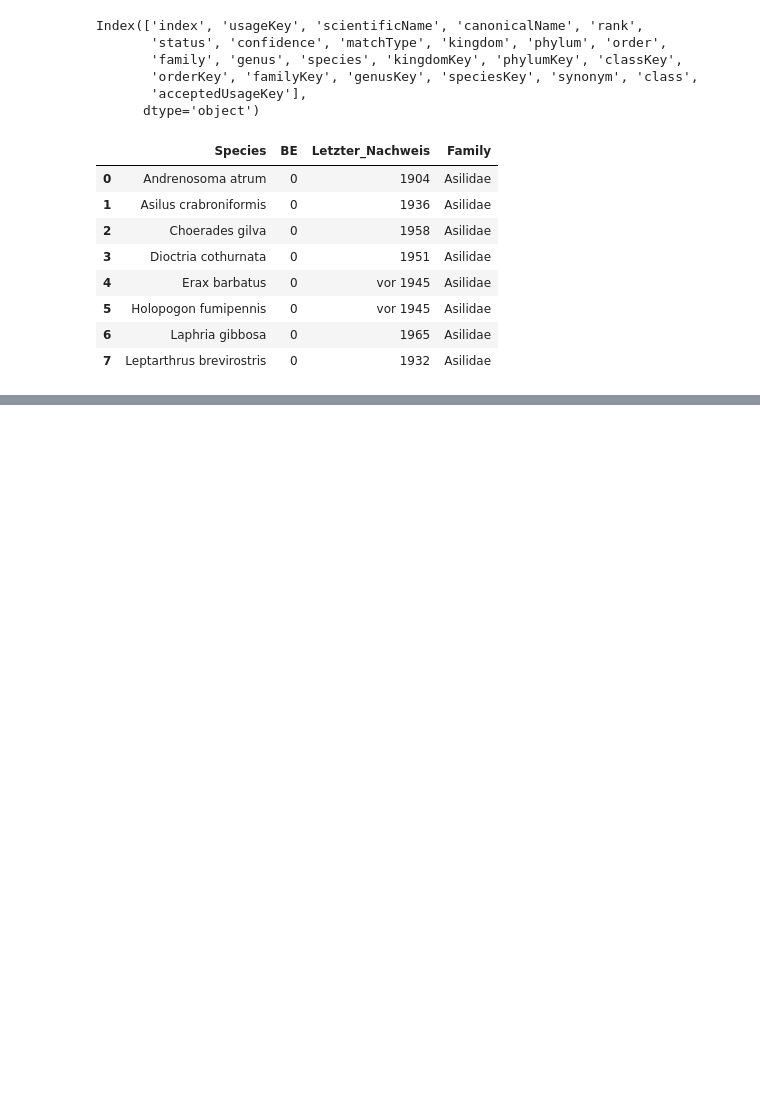
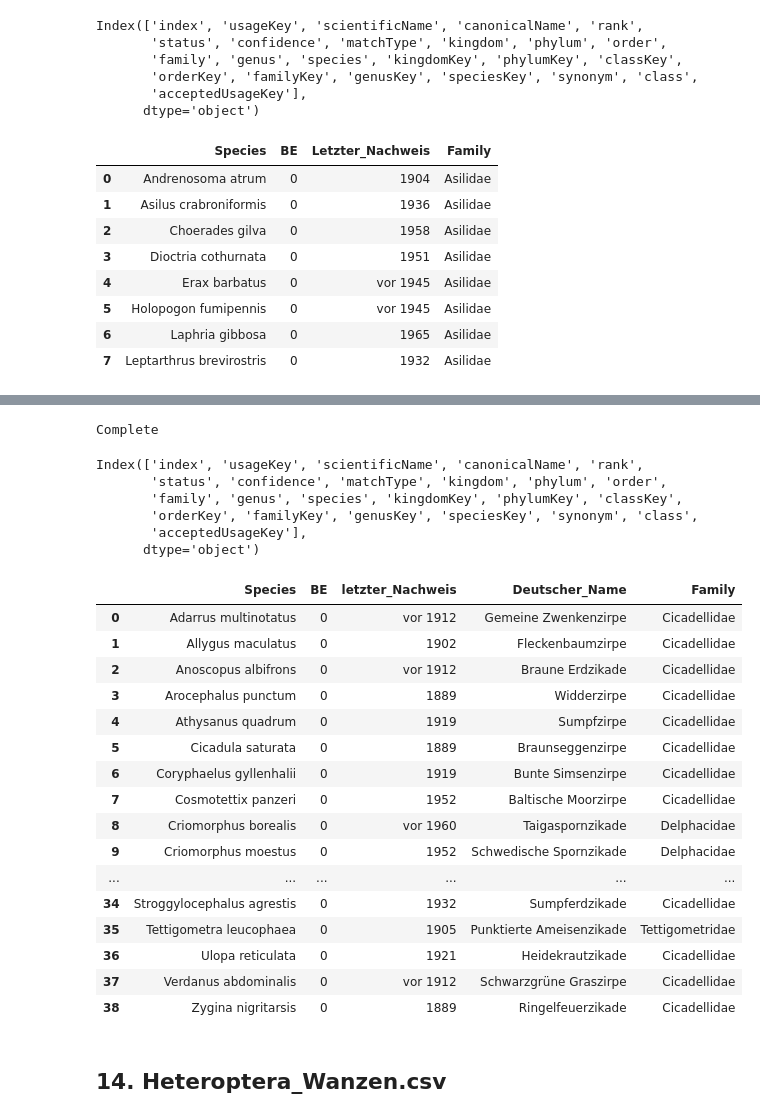
Before and after one commit to Zzzhenya/Berlin-red-list, a Jupyter notebook: Transformation/Raw_csv/Insecta.ipynb, the cells around one changed output, grey strips where cells are left out. Drawn from its saved outputs; the diff is of its cells as text; code cells hidden in the pictures; blank space fills up the shorter version.

```diff
--- a/Transformation/Raw_csv/Insecta.ipynb
+++ b/Transformation/Raw_csv/Insecta.ipynb
@@ -1506,0 +1769,7 @@ df.to_csv('../../Transformation/Data_cleaning_step1/Diptera_Asilidae_Raubfliegen
+# %%
+# Editing species column based on binomial nomenclature
+
+df1 = df.Wissenschaftlicher_Name.str.split(pat=" ", n = 3, expand = True)
+df1
+df.Wissenschaftlicher_Name = df1[0].str.cat(df1[1], sep = " ")
+df
@@ -1506,0 +1794,48 @@ df.to_csv('../../Transformation/Data_cleaning_step1/Diptera_Asilidae_Raubfliegen
+# %%
+# Rename column names
+df.rename(columns={
+    "Wissenschaftlicher_Name": "Species",
+    "Deutscher Name":"Deutscher_Name"
+}, inplace = True
+         )
+# %%
+# Creating a dictionary and extracting GBIF data
+d = {}
+
+for i in df.Species:
+   d[i] = species.name_backbone(name=str(i), kingdom='animals')
+print("Complete")
+# %% [output]
+Complete
+# %%
+gbif_data = pd.DataFrame.from_dict(d, orient = "index")
+gbif_data.reset_index(inplace = True)
+gbif_data.columns
+# %% [output]
+Index(['index', 'usageKey', 'scientificName', 'canonicalName', 'rank',
+       'status', 'confidence', 'matchType', 'kingdom', 'phylum', 'order',
+       'family', 'genus', 'species', 'kingdomKey', 'phylumKey', 'classKey',
+       'orderKey', 'familyKey', 'genusKey', 'speciesKey', 'synonym', 'class',
+       'acceptedUsageKey'],
+      dtype='object')
+# %%
+df["Family"] = gbif_data["family"]
+df
+# %% [output]
+|  | Species | BE | letzter_Nachweis | Deutscher_Name | Family |
+| 0 | Adarrus multinotatus | 0 | vor 1912 | Gemeine Zwenkenzirpe | Cicadellidae |
+| 1 | Allygus maculatus | 0 | 1902 | Fleckenbaumzirpe | Cicadellidae |
+| 2 | Anoscopus albifrons | 0 | vor 1912 | Braune Erdzikade | Cicadellidae |
+| 3 | Arocephalus punctum | 0 | 1889 | Widderzirpe | Cicadellidae |
+| 4 | Athysanus quadrum | 0 | 1919 | Sumpfzirpe | Cicadellidae |
+| 5 | Cicadula saturata | 0 | 1889 | Braunseggenzirpe | Cicadellidae |
+| 6 | Coryphaelus gyllenhalii | 0 | 1919 | Bunte Simsenzirpe | Cicadellidae |
+| 7 | Cosmotettix panzeri | 0 | 1952 | Baltische Moorzirpe | Cicadellidae |
+| 8 | Criomorphus borealis | 0 | vor 1960 | Taigaspornzikade | Delphacidae |
+| 9 | Criomorphus moestus | 0 | 1952 | Schwedische Spornzikade | Delphacidae |
+| ... | ... | ... | ... | ... | ... |
+| 34 | Stroggylocephalus agrestis | 0 | 1932 | Sumpferdzikade | Cicadellidae |
+| 35 | Tettigometra leucophaea | 0 | 1905 | Punktierte Ameisenzikade | Tettigometridae |
+| 36 | Ulopa reticulata | 0 | 1921 | Heidekrautzikade | Cicadellidae |
+| 37 | Verdanus abdominalis | 0 | vor 1912 | Schwarzgrüne Graszirpe | Cicadellidae |
+| 38 | Zygina nigritarsis | 0 | 1889 | Ringelfeuerzikade | Cicadellidae |
@@ -1506,0 +1848,2 @@ df.to_csv('../../Transformation/Data_cleaning_step1/Diptera_Asilidae_Raubfliegen
+# %% [markdown]
+## 14. Heteroptera_Wanzen.csv
```
Also changed, not shown: parts of 28 cells of this notebook.
